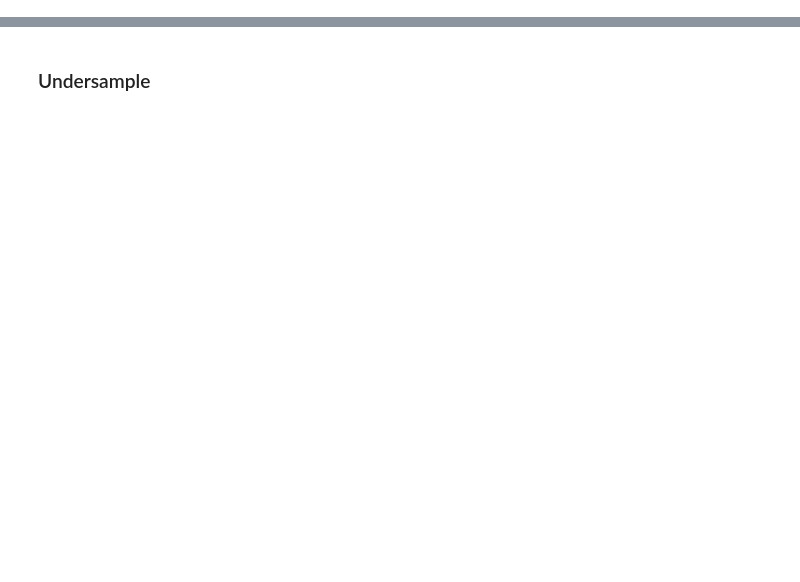
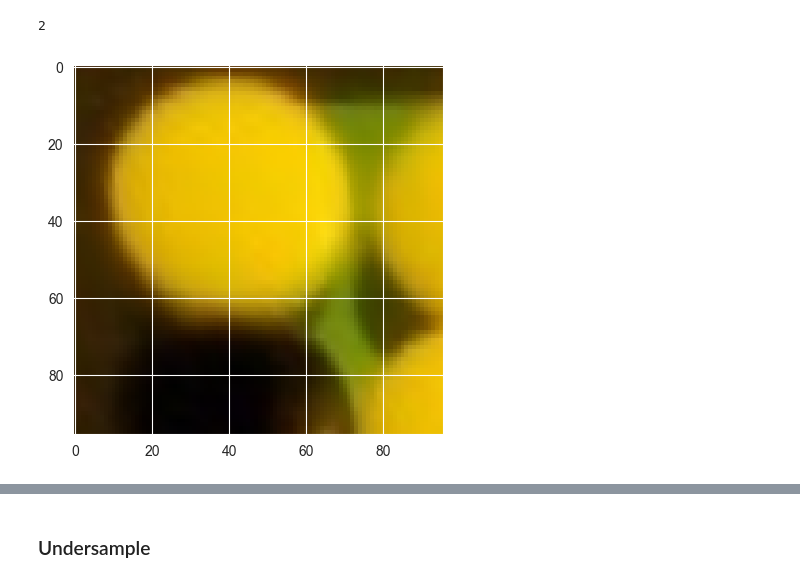
Before and after one commit to romangoempire/goban-watcher, a Jupyter notebook: notebooks/0_classification.ipynb, the cells around one changed output, grey strips where cells are left out. Saved outputs shown, nothing was run; the diff lists cells and outputs as text; code cells hidden in the pictures; blank space fills up the shorter version.

```diff
--- a/notebooks/0_classification.ipynb
+++ b/notebooks/0_classification.ipynb
@@ -52,0 +35,9 @@ Name: count, dtype: int64
+# %%
+with open("corners.json", "r") as f:
+    data = json.load(f)
+# %%
+games = {}
+for i in data.keys():
+    game = Game()
+    game.add_sgf(sgf_path.joinpath(f"{i}.sgf"))
+    games[i] = game
@@ -52,0 +81,20 @@ Name: count, dtype: int64
+# %%
+labels = []
+for key, images in tqdm(data.items()):
+    # TODO get sgf board
+    for filename, corners in images.items():
+        image = cv2.imread(str(img_path.joinpath(key, filename)))
+        transformed_img = transform_image(image, corners)
+
+        cell_images = get_cells(transformed_img)
+
+        # (class, image)
+        labels += [(games[key].board[y][x].value, cell_images[y][x]) for x in range(GRID_SIZE) for y in
+                   range(GRID_SIZE)]
+# %%
+print(labels[0][0])
+plt.imshow(labels[0][1])
+plt.show()
+# %% [output]
+2
+[figure, added]
```
Also changed, not shown: parts of 19 cells of this notebook, 9 other files.
